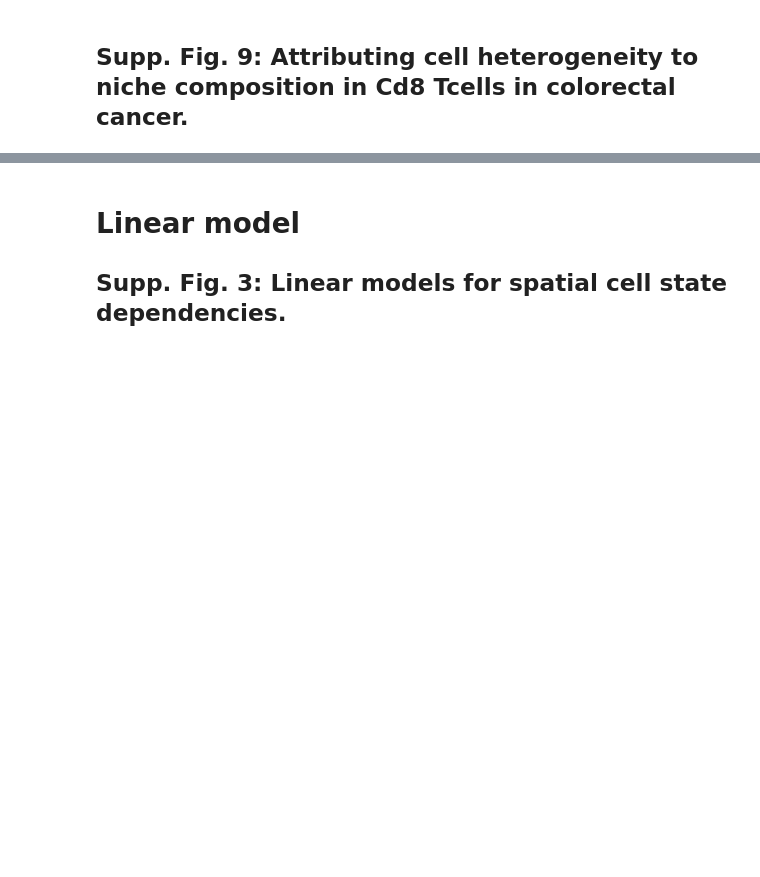
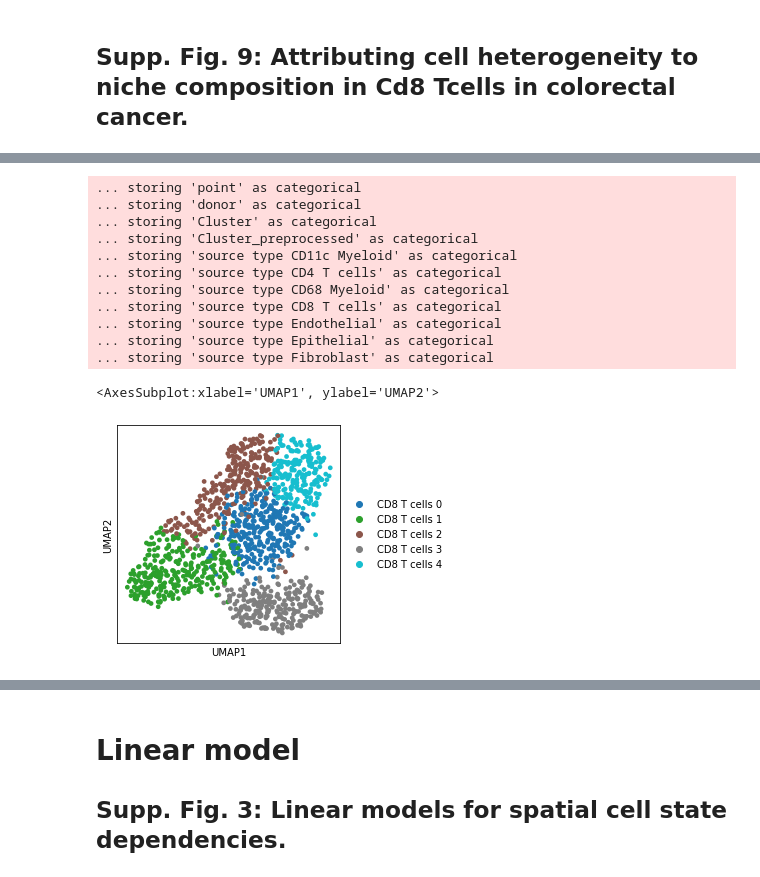
Before and after one commit to theislab/ncem, a Jupyter notebook: model_benchmarks_mibitof_cancer.ipynb, the cells around one changed output, grey strips where cells are left out. Cells and saved outputs as stored; diff of their text form; code cells hidden in the pictures; blank space fills up the shorter version.

```diff
--- a/model_benchmarks_mibitof_cancer.ipynb
+++ b/model_benchmarks_mibitof_cancer.ipynb
@@ -202,6 +211,19 @@ adata_combined.obs['CD8 T cells substates'].value_counts()
 # %%
-fig, ax = plt.subplots(nrows=1, ncols=1, figsize=(5, 5))
-sc.set_figure_params(scanpy=True, fontsize=18)
+fig, ax = plt.subplots(nrows=1, ncols=1, figsize=(4, 4))
 sc.pl.umap(adata_combined, color='CD8 T cells substates', palette='tab10', ax=ax, show=False, title='')
+# %% [output]
+... storing 'point' as categorical
+... storing 'donor' as categorical
+... storing 'Cluster' as categorical
+... storing 'Cluster_preprocessed' as categorical
+... storing 'source type CD11c Myeloid' as categorical
+... storing 'source type CD4 T cells' as categorical
+... storing 'source type CD68 Myeloid' as categorical
+... storing 'source type CD8 T cells' as categorical
+... storing 'source type Endothelial' as categorical
+... storing 'source type Epithelial' as categorical
+... storing 'source type Fibroblast' as categorical
+<AxesSubplot:xlabel='UMAP1', ylabel='UMAP2'>
+[figure, added]
 # %%
 clm.plot_substate_performance(adata=adata_combined, target_cell_type='CD8 T cells')
```
Also changed, not shown: parts of 17 cells of this notebook, 5 other files.
